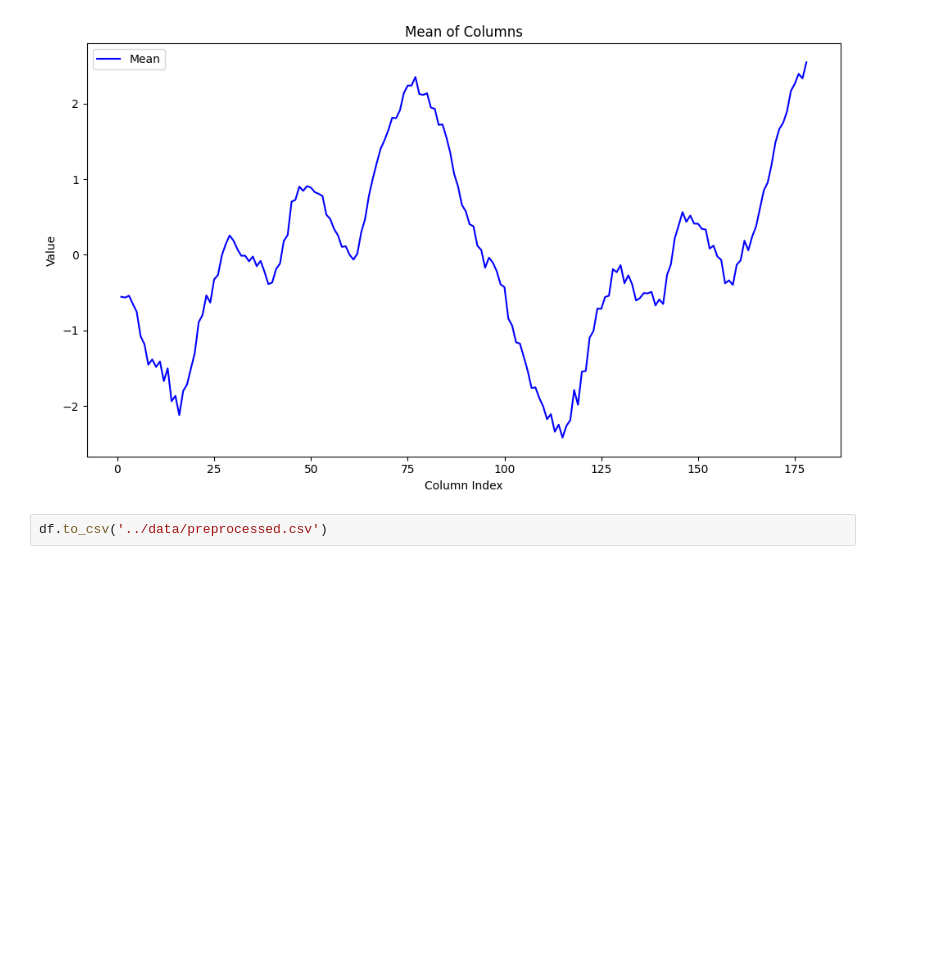
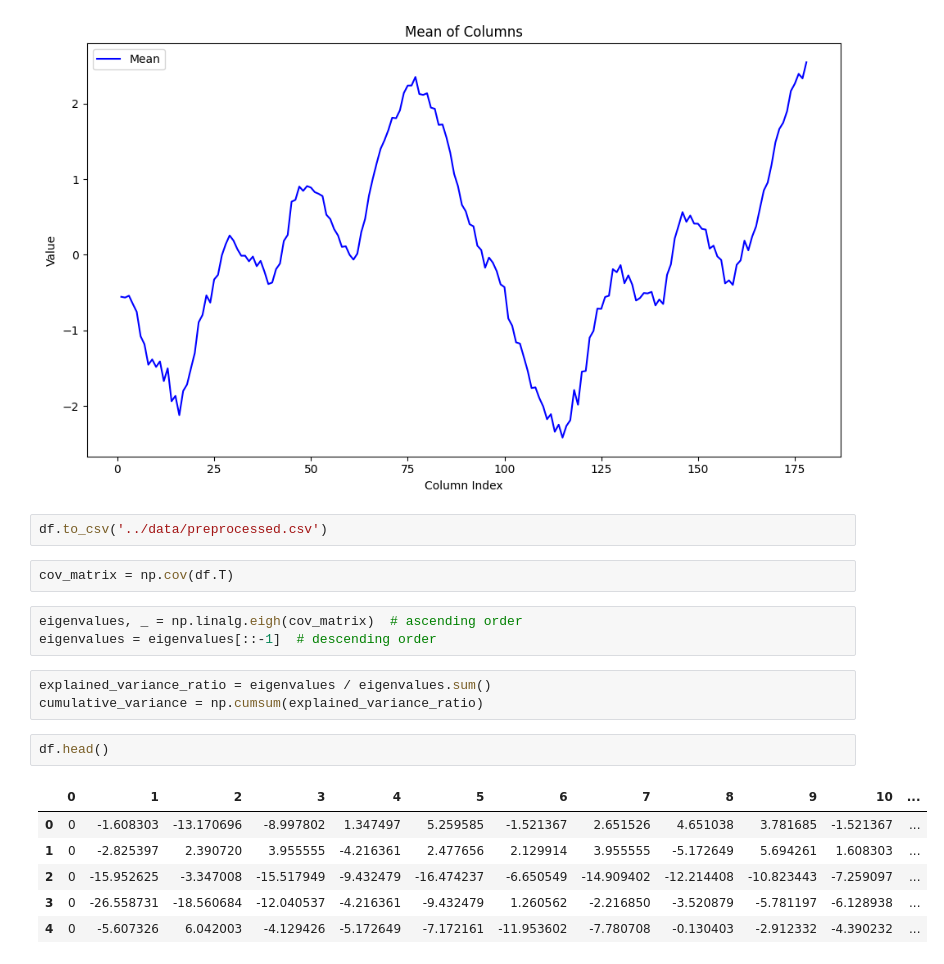
Before and after one commit to Bilal-Fellah/Time-Series-Classification, a Jupyter notebook: notebooks/Python PreProcessing Notebook TSA Project.ipynb, the cells around one changed output. Cells and saved outputs as stored; diff of their text form; blank space fills up the shorter version.

```diff
--- a/notebooks/Python PreProcessing Notebook TSA Project.ipynb
+++ b/notebooks/Python PreProcessing Notebook TSA Project.ipynb
@@ -168,3 +167,20 @@ plt.show()
 [figure]
 # %%
 df.to_csv('../data/preprocessed.csv')
+# %%
+cov_matrix = np.cov(df.T)
+# %%
+eigenvalues, _ = np.linalg.eigh(cov_matrix)  # ascending order
+eigenvalues = eigenvalues[::-1]  # descending order
+# %%
+explained_variance_ratio = eigenvalues / eigenvalues.sum()
+cumulative_variance = np.cumsum(explained_variance_ratio)
+# %%
+df.head()
+# %% [output]
+|  | 0 | 1 | 2 | 3 | 4 | 5 | 6 | 7 | 8 | 9 | 10 | ... |
+| 0 | 0 | -1.608303 | -13.170696 | -8.997802 | 1.347497 | 5.259585 | -1.521367 | 2.651526 | 4.651038 | 3.781685 | -1.521367 | ... |
+| 1 | 0 | -2.825397 | 2.390720 | 3.955555 | -4.216361 | 2.477656 | 2.129914 | 3.955555 | -5.172649 | 5.694261 | 1.608303 | ... |
+| 2 | 0 | -15.952625 | -3.347008 | -15.517949 | -9.432479 | -16.474237 | -6.650549 | -14.909402 | -12.214408 | -10.823443 | -7.259097 | ... |
+| 3 | 0 | -26.558731 | -18.560684 | -12.040537 | -4.216361 | -9.432479 | 1.260562 | -2.216850 | -3.520879 | -5.781197 | -6.128938 | ... |
+| 4 | 0 | -5.607326 | 6.042003 | -4.129426 | -5.172649 | -7.172161 | -11.953602 | -7.780708 | -0.130403 | -2.912332 | -4.390232 | ... |
```
Also changed, not shown: parts of 5 cells of this notebook, 4 other files.
